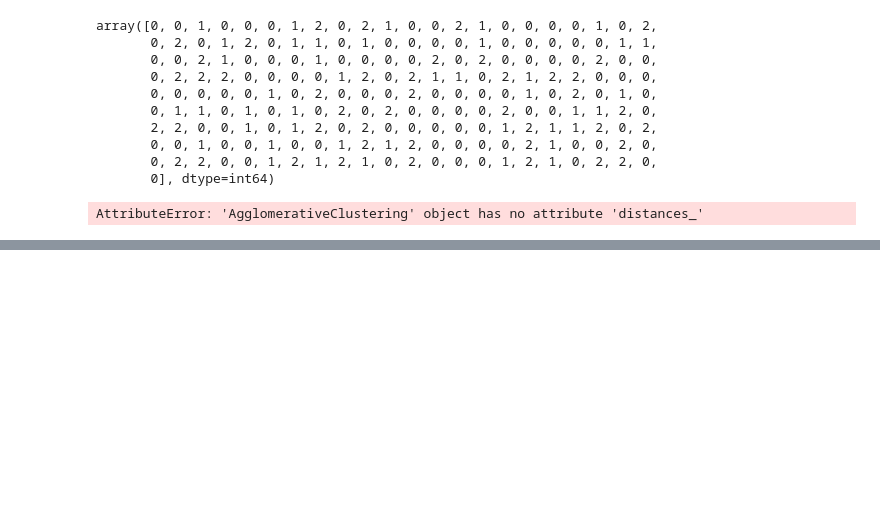
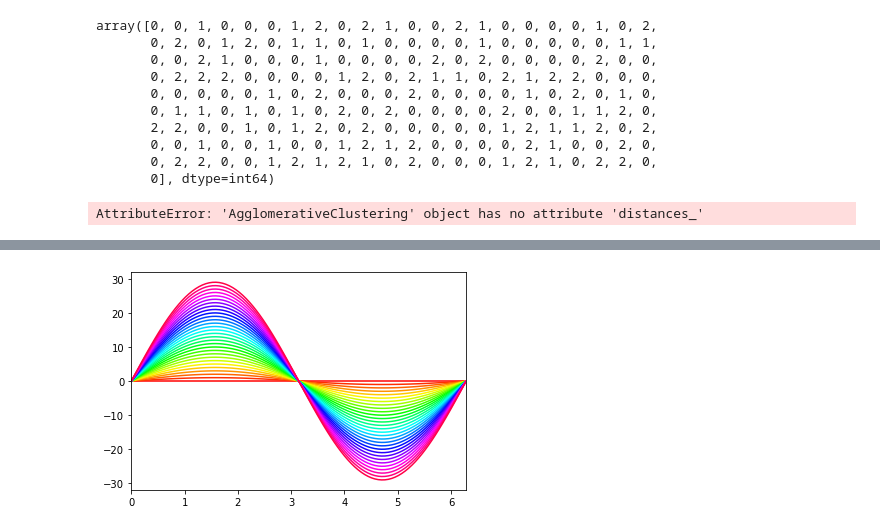
Before and after one commit to tomitayuuki/study, a Jupyter notebook: 自動車の走行距離（書き直し）.ipynb, the cells around one changed output, grey strips where cells are left out. Saved outputs shown, nothing was run; the diff lists cells and outputs as text; code cells hidden in the pictures; blank space fills up the shorter version.

```diff
--- a/自動車の走行距離（書き直し）.ipynb
+++ b/自動車の走行距離（書き直し）.ipynb
@@ -1155,0 +1259,9 @@ plt.show()
+# %%
+x =np.linspace(0,2*np.pi,100)
+for i in range(30):
+    plt.plot(x,i*np.sin(x),color=cm.hsv(i/30.0))
+plt.xlim(0,2*np.pi)
+plt.savefig("cm.png")
+plt.show()
+# %% [output]
+[figure, added]
```
Also changed, not shown: parts of 100 cells of this notebook.
